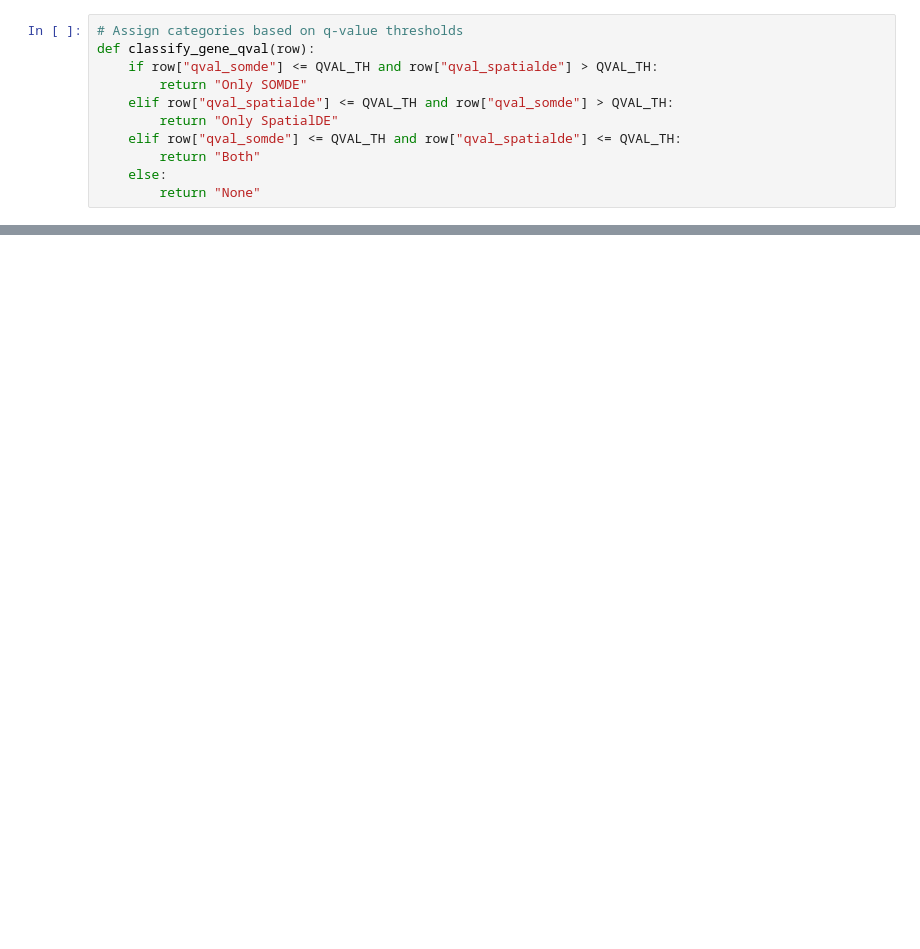
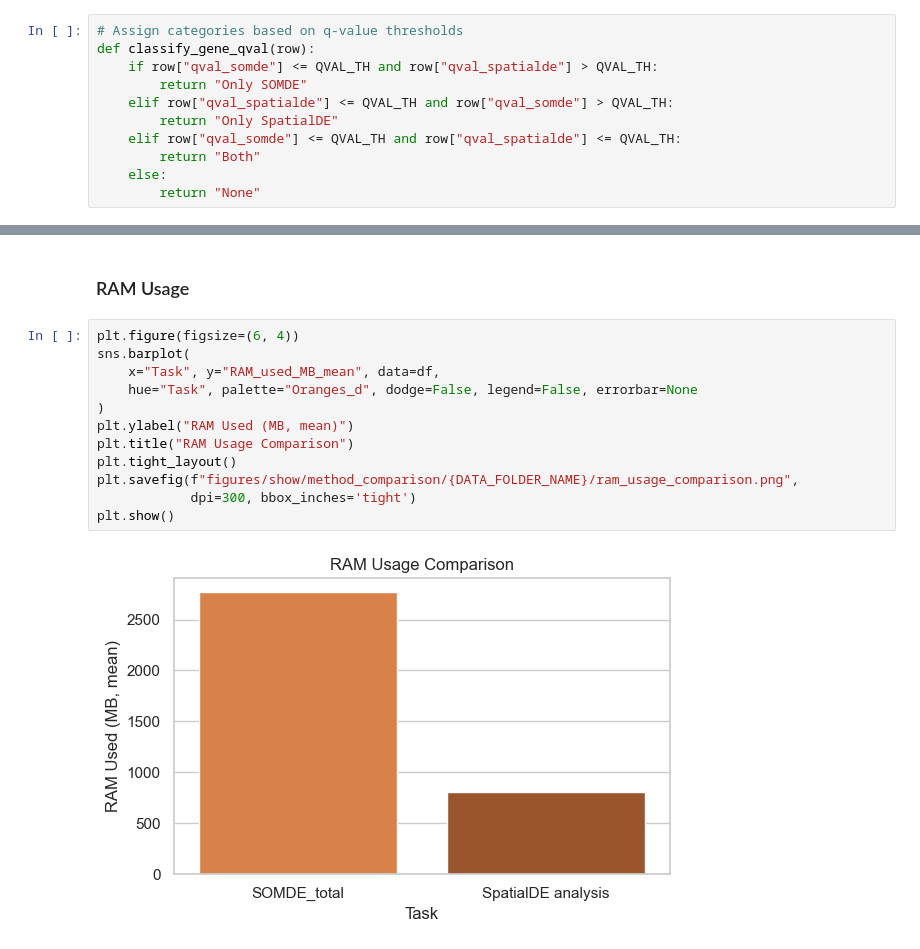
Before and after one commit to nikolienka24/IV114_ST, a Jupyter notebook: method_comparison.ipynb, the cells around one changed output, grey strips where cells are left out. Drawn from its saved outputs; the diff is of its cells as text; blank space fills up the shorter version.

```diff
--- a/method_comparison.ipynb
+++ b/method_comparison.ipynb
@@ -353,0 +391,16 @@ plt.show()
+# %% [markdown]
+### RAM Usage
+# %%
+plt.figure(figsize=(6, 4))
+sns.barplot(
+    x="Task", y="RAM_used_MB_mean", data=df,
+    hue="Task", palette="Oranges_d", dodge=False, legend=False, errorbar=None
+)
+plt.ylabel("RAM Used (MB, mean)")
+plt.title("RAM Usage Comparison")
+plt.tight_layout()
+plt.savefig(f"figures/show/method_comparison/{DATA_FOLDER_NAME}/ram_usage_comparison.png",
+            dpi=300, bbox_inches='tight')
+plt.show()
+# %% [output]
+[figure, added]
```
Also changed, not shown: parts of 21 cells of this notebook, 1 other file.
